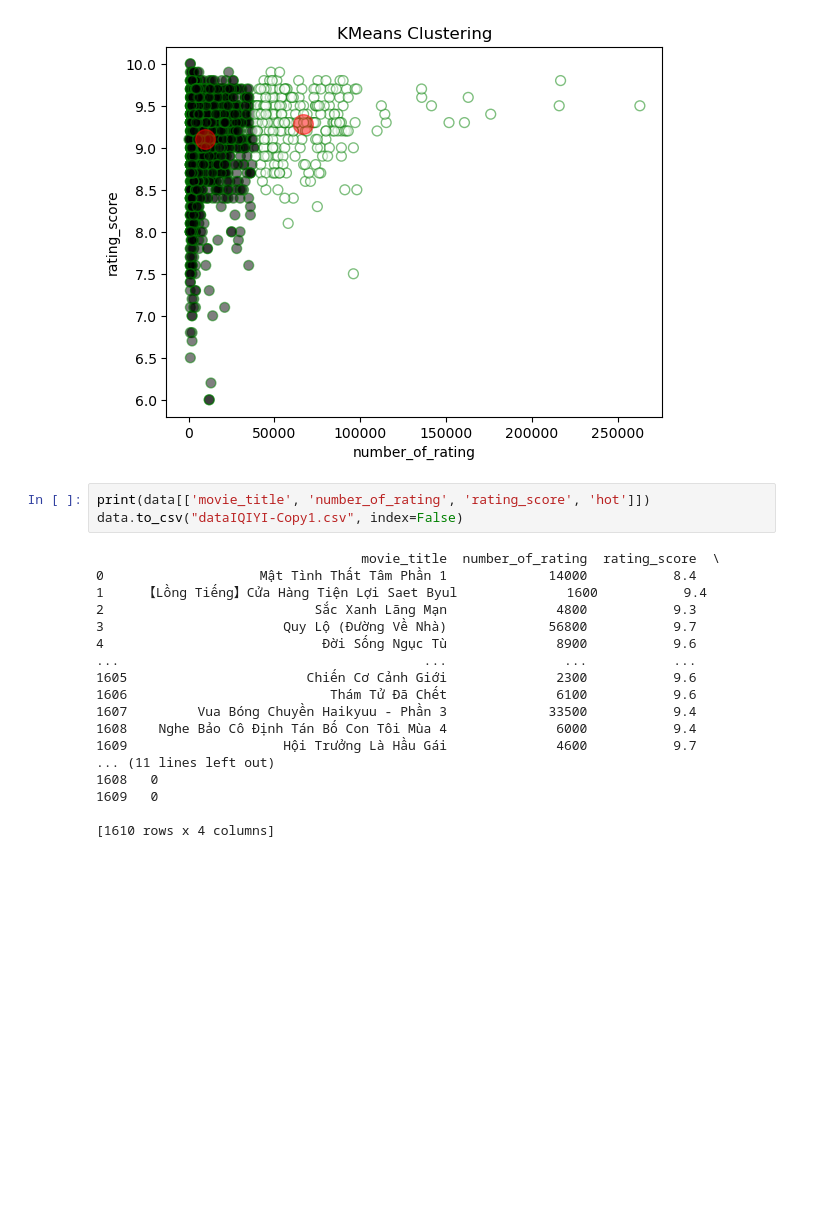
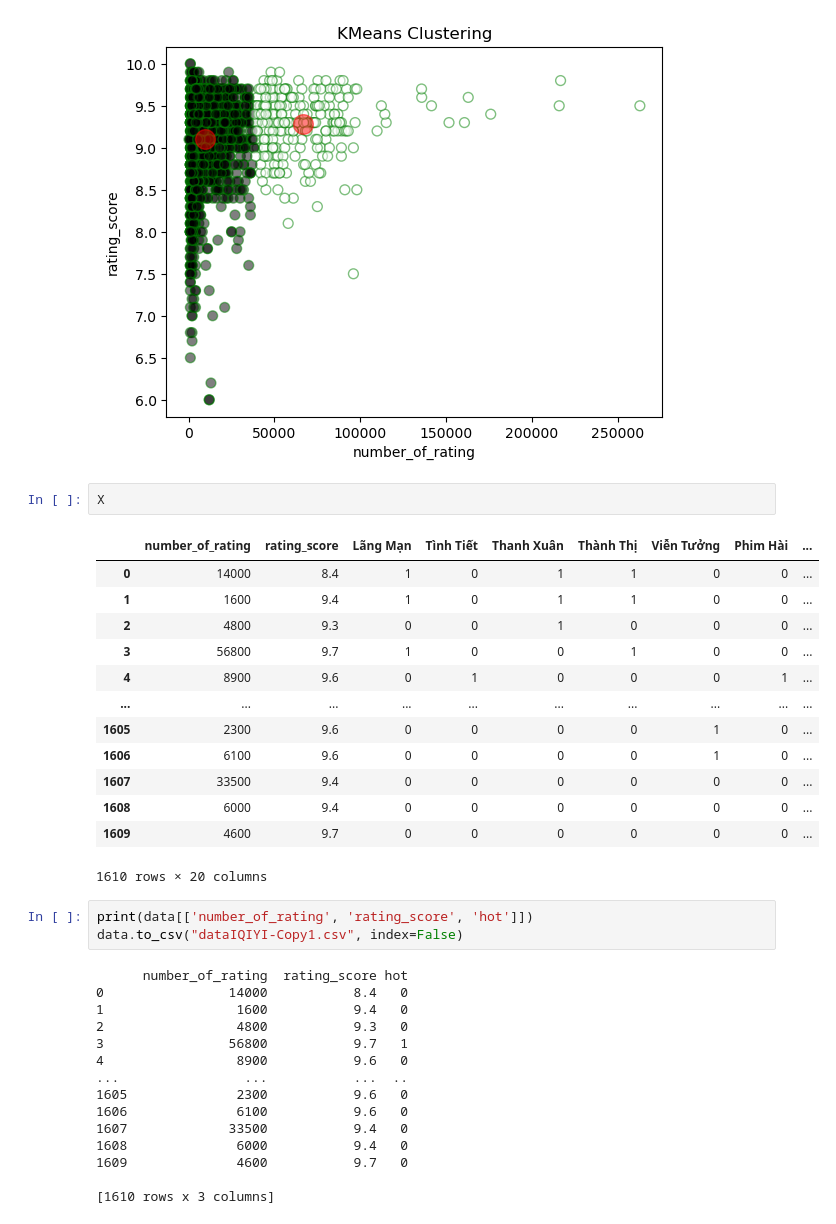
Before and after one commit to lamchi357/iQIYI, a Jupyter notebook: Train.ipynb, the cells around one changed output. Drawn from its saved outputs; the diff is of its cells as text; blank space fills up the shorter version.

```diff
--- a/Train.ipynb
+++ b/Train.ipynb
@@ -24,24 +25,37 @@ plt.title('KMeans Clustering')
 plt.show()
 # %% [output]
 [figure]
+# %%
+X
+# %% [output]
+|  | number_of_rating | rating_score | Lãng Mạn | Tình Tiết | Thanh Xuân | Thành Thị | Viễn Tưởng | Phim Hài | ... |
+| 0 | 14000 | 8.4 | 1 | 0 | 1 | 1 | 0 | 0 | ... |
+| 1 | 1600 | 9.4 | 1 | 0 | 1 | 1 | 0 | 0 | ... |
+| 2 | 4800 | 9.3 | 0 | 0 | 1 | 0 | 0 | 0 | ... |
+| 3 | 56800 | 9.7 | 1 | 0 | 0 | 1 | 0 | 0 | ... |
+| 4 | 8900 | 9.6 | 0 | 1 | 0 | 0 | 0 | 1 | ... |
+| ... | ... | ... | ... | ... | ... | ... | ... | ... | ... |
+| 1605 | 2300 | 9.6 | 0 | 0 | 0 | 0 | 1 | 0 | ... |
+| 1606 | 6100 | 9.6 | 0 | 0 | 0 | 0 | 1 | 0 | ... |
+| 1607 | 33500 | 9.4 | 0 | 0 | 0 | 0 | 0 | 0 | ... |
+| 1608 | 6000 | 9.4 | 0 | 0 | 0 | 0 | 0 | 0 | ... |
+| 1609 | 4600 | 9.7 | 0 | 0 | 0 | 0 | 0 | 0 | ... |
+1610 rows × 20 columns
 # %%
-print(data[['movie_title', 'number_of_rating', 'rating_score', 'hot']])
+print(data[['number_of_rating', 'rating_score', 'hot']])
 data.to_csv("dataIQIYI-Copy1.csv", index=False)
 # %% [output]
-                                  movie_title  number_of_rating  rating_score  \
-0                    Mật Tình Thất Tâm Phần 1             14000           8.4
-1     【Lồng Tiếng】Cửa Hàng Tiện Lợi Saet Byul              1600           9.4
-2                           Sắc Xanh Lãng Mạn              4800           9.3
-3                       Quy Lộ (Đường Về Nhà)             56800           9.7
-4                            Đời Sống Ngục Tù              8900           9.6
-...                                       ...               ...           ...
-1605                       Chiến Cơ Cảnh Giới              2300           9.6
-1606                          Thám Tử Đã Chết              6100           9.6
-1607         Vua Bóng Chuyền Haikyuu - Phần 3             33500           9.4
-1608    Nghe Bảo Cô Định Tán Bố Con Tôi Mùa 4              6000           9.4
-1609                    Hội Trưởng Là Hầu Gái              4600           9.7
-... (11 lines left out)
-1608   0
-1609   0
+      number_of_rating  rating_score hot
+0                14000           8.4   0
+1                 1600           9.4   0
+2                 4800           9.3   0
+3                56800           9.7   1
+4                 8900           9.6   0
+...                ...           ...  ..
+1605              2300           9.6   0
+1606              6100           9.6   0
+1607             33500           9.4   0
+1608              6000           9.4   0
+1609              4600           9.7   0
 
-[1610 rows x 4 columns]
+[1610 rows x 3 columns]
```
Also changed, not shown: parts of 2 cells of this notebook.
